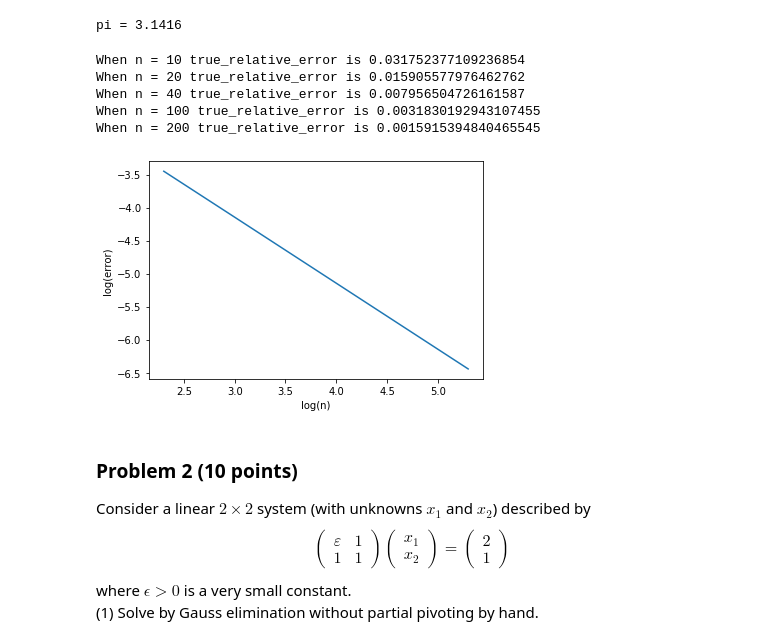
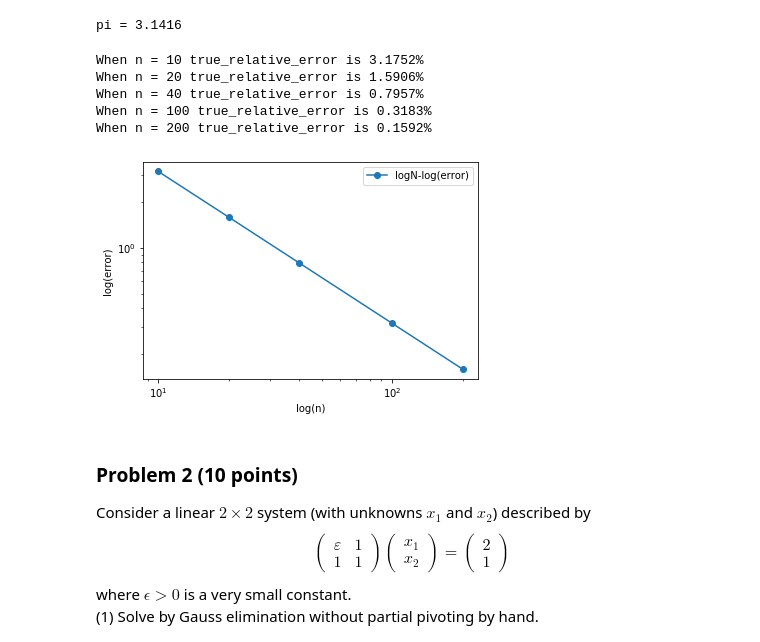
Before and after one commit to VIoletYisi/CaiJiBaoTuan, a Jupyter notebook: Violet_Yisi/Mid_Exam/CP_黄家乐_518070910071_midexm.ipynb, the cells around one changed output. Saved outputs shown, nothing was run; the diff lists cells and outputs as text; code cells hidden in the pictures.

```diff
--- a/Violet_Yisi/Mid_Exam/CP_黄家乐_518070910071_midexm.ipynb
+++ b/Violet_Yisi/Mid_Exam/CP_黄家乐_518070910071_midexm.ipynb
@@ -47,39 +48,35 @@ def true_relative_error(n):
     true_pi = np.pi
     i = 1
     while i <= n  :
-        if i != n:
-            pi[0] = pi[1]
-            pi [1] += 8 / (4 * i ** (2) - 1)
-            i += 2
-        elif i == n:
-            pi [1] += 4 / (2 * n - 1)
-    tre = abs(pi[1] - true_pi) / true_pi
+        pi[0] = pi[1]
+        pi [1] += 8 / (4 * i ** (2) - 1)
+        i += 2
+    tre = abs(pi[1] - true_pi) / true_pi  * 100
     return tre
-print(f'When n = 10 true_relative_error is {true_relative_error(10)}')
-print(f'When n = 20 true_relative_error is {true_relative_error(20)}')
-print(f'When n = 40 true_relative_error is {true_relative_error(40)}')
-print(f'When n = 100 true_relative_error is {true_relative_error(100)}')
-print(f'When n = 200 true_relative_error is {true_relative_error(200)}')
+print(f'When n = 10 true_relative_error is {true_relative_error(10):.4f}%')
+print(f'When n = 20 true_relative_error is {true_relative_error(20):.4f}%')
+print(f'When n = 40 true_relative_error is {true_relative_error(40):.4f}%')
+print(f'When n = 100 true_relative_error is {true_relative_error(100):.4f}%')
+print(f'When n = 200 true_relative_error is {true_relative_error(200):.4f}%')
 # %% [output]
-When n = 10 true_relative_error is 0.031752377109236854
-When n = 20 true_relative_error is 0.015905577976462762
-When n = 40 true_relative_error is 0.007956504726161587
-When n = 100 true_relative_error is 0.0031830192943107455
-When n = 200 true_relative_error is 0.0015915394840465545
+When n = 10 true_relative_error is 3.1752%
+When n = 20 true_relative_error is 1.5906%
+When n = 40 true_relative_error is 0.7957%
+When n = 100 true_relative_error is 0.3183%
+When n = 200 true_relative_error is 0.1592%
 # %%
 # Question (4)
 n = np.array(([10,20,40,100,200]))
 tre = np.zeros((5,))
 for i in range(5):
     tre[i] = true_relative_error(n[i])
-log_n = np.log(n)
-log_tre = np.log(tre)
-plt.plot(log_n,log_tre)
+plt.loglog(n,tre,'-o',label='logN-log(error)')
 plt.xlabel('log(n)')
 plt.ylabel('log(error)')
+plt.legend()
 plt.show()
 # %% [output]
-[figure, old version]
+[figure, new version]
 # %% [markdown]
 ### Problem 2 (10 points)
 Consider a linear $2\times 2$ system (with unknowns $x_1$ and $x_2$) described by
```
Also changed, not shown: parts of 13 cells of this notebook, 9 other files.
